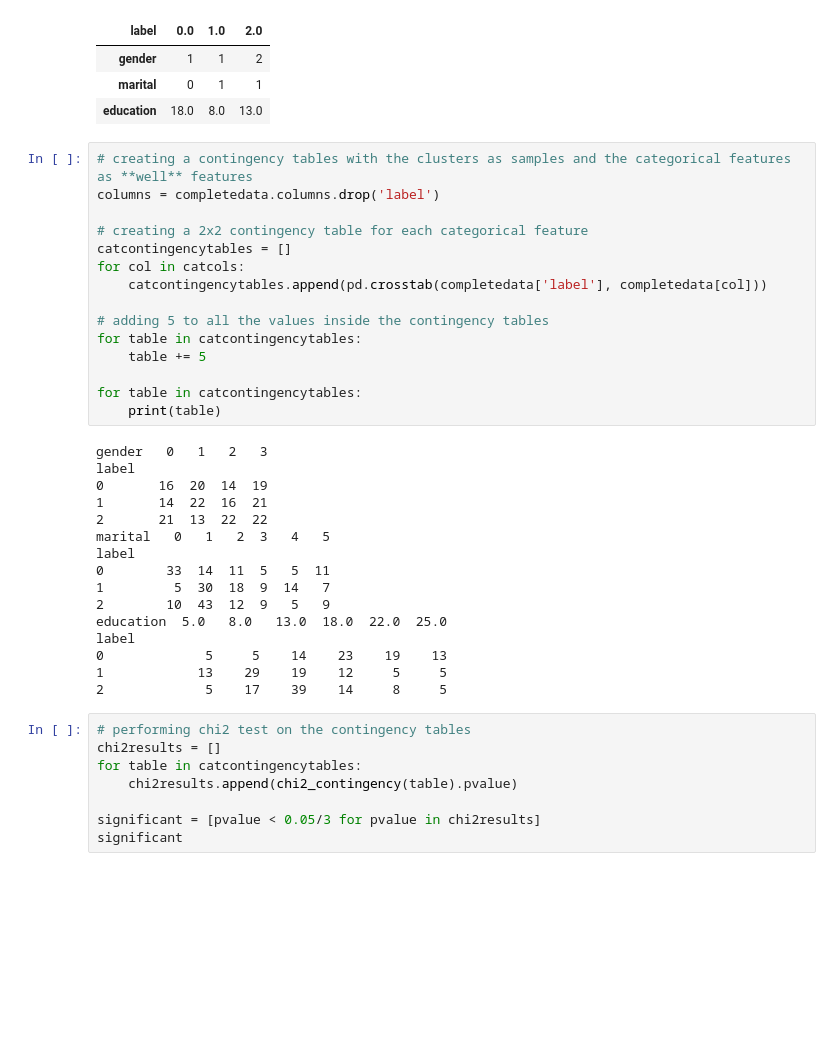
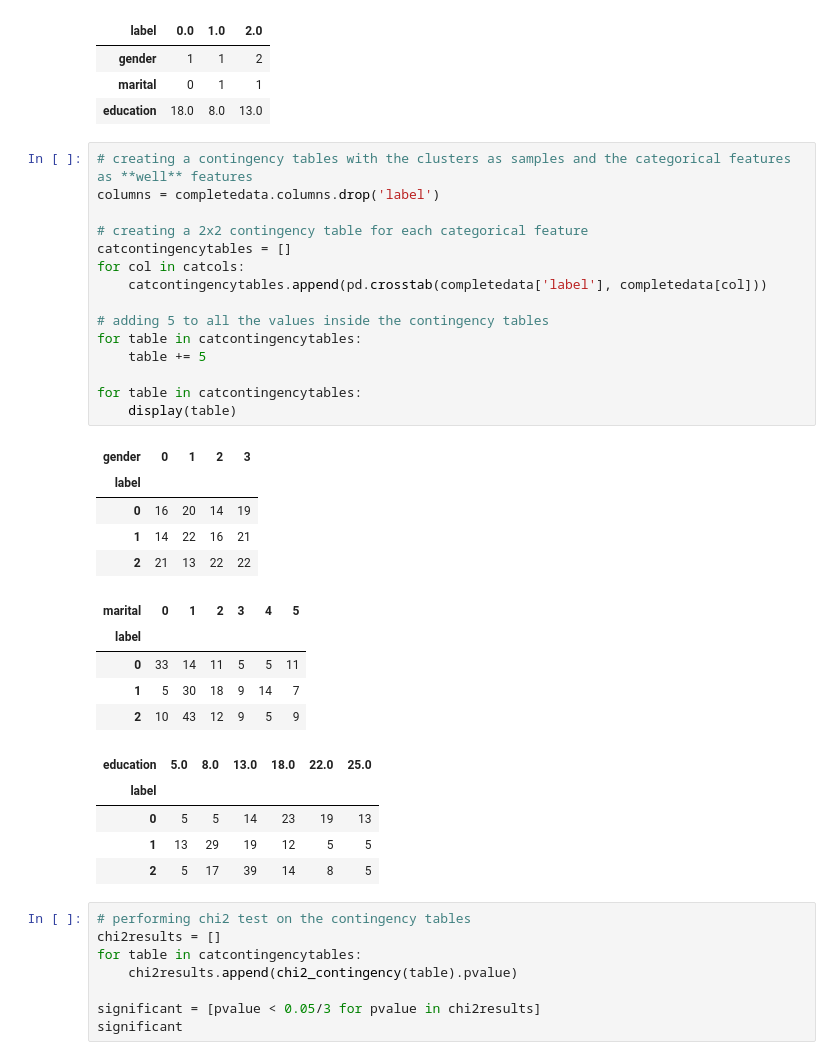
Before and after one commit to fede2500/E_healthProject, a Jupyter notebook: main/dataanalysis/quickcheck.ipynb, the cells around one changed output. Drawn from its saved outputs; the diff is of its cells as text; blank space fills up the shorter version.

```diff
--- a/main/dataanalysis/quickcheck.ipynb
+++ b/main/dataanalysis/quickcheck.ipynb
@@ -180,34 +180,34 @@ catcluster
 # %%
 # creating a contingency tables with the clusters as samples and the categorical features as **well** features
 columns = completedata.columns.drop('label')
 
 # creating a 2x2 contingency table for each categorical feature
 catcontingencytables = []
 for col in catcols:
     catcontingencytables.append(pd.crosstab(completedata['label'], completedata[col]))
 
 # adding 5 to all the values inside the contingency tables
 for table in catcontingencytables:
     table += 5
 
 for table in catcontingencytables:
-    print(table)
+    display(table)
 # %% [output]
-gender   0   1   2   3
-label
-0       16  20  14  19
-1       14  22  16  21
-2       21  13  22  22
-marital   0   1   2  3   4   5
-label
-0        33  14  11  5   5  11
-1         5  30  18  9  14   7
-2        10  43  12  9   5   9
-education  5.0   8.0   13.0  18.0  22.0  25.0
-label
-0             5     5    14    23    19    13
-1            13    29    19    12     5     5
-2             5    17    39    14     8     5
+| gender | 0 | 1 | 2 | 3 |
+| label |  |  |  |  |
+| 0 | 16 | 20 | 14 | 19 |
+| 1 | 14 | 22 | 16 | 21 |
+| 2 | 21 | 13 | 22 | 22 |
+| marital | 0 | 1 | 2 | 3 | 4 | 5 |
+| label |  |  |  |  |  |  |
+| 0 | 33 | 14 | 11 | 5 | 5 | 11 |
+| 1 | 5 | 30 | 18 | 9 | 14 | 7 |
+| 2 | 10 | 43 | 12 | 9 | 5 | 9 |
+| education | 5.0 | 8.0 | 13.0 | 18.0 | 22.0 | 25.0 |
+| label |  |  |  |  |  |  |
+| 0 | 5 | 5 | 14 | 23 | 19 | 13 |
+| 1 | 13 | 29 | 19 | 12 | 5 | 5 |
+| 2 | 5 | 17 | 39 | 14 | 8 | 5 |
 # %%
 # performing chi2 test on the contingency tables
 chi2results = []
```
